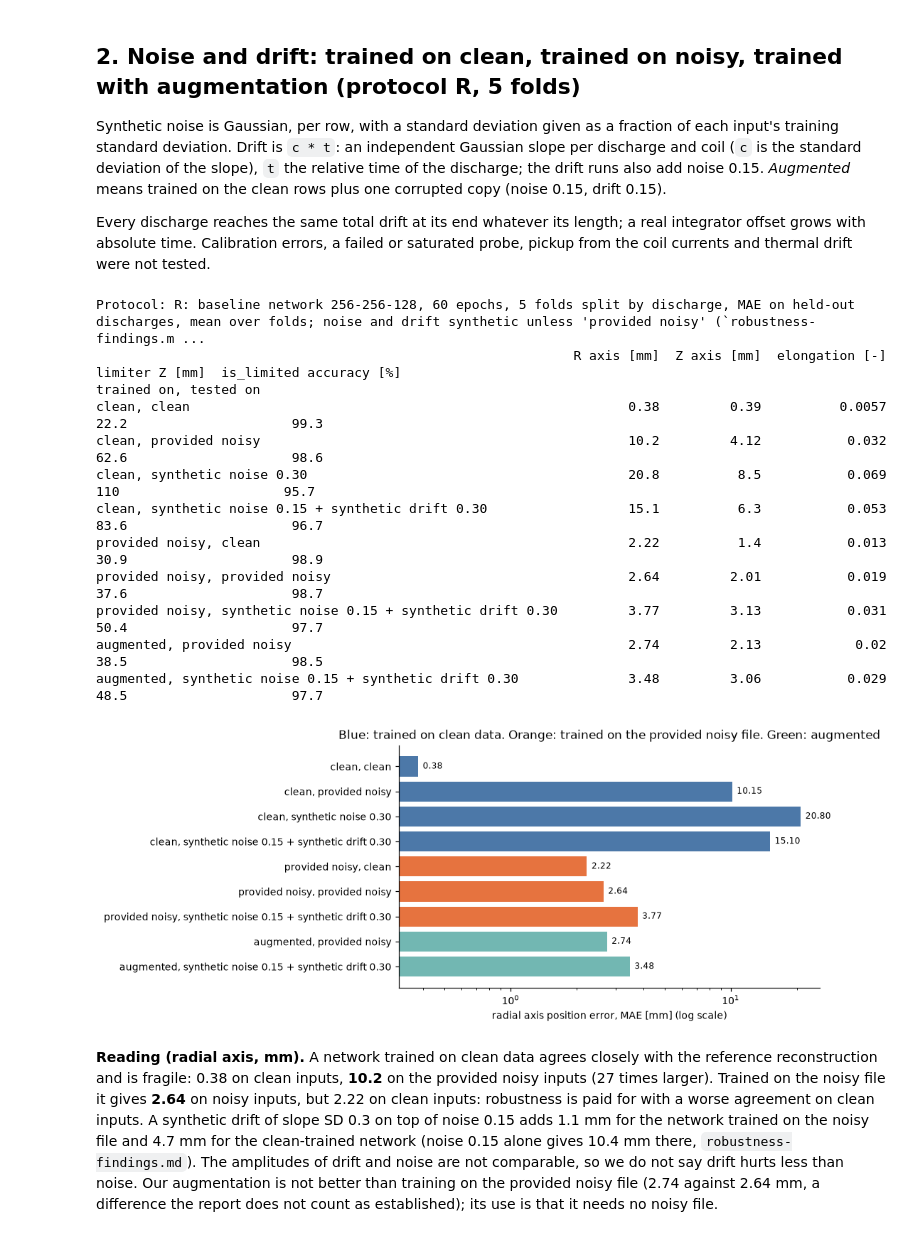
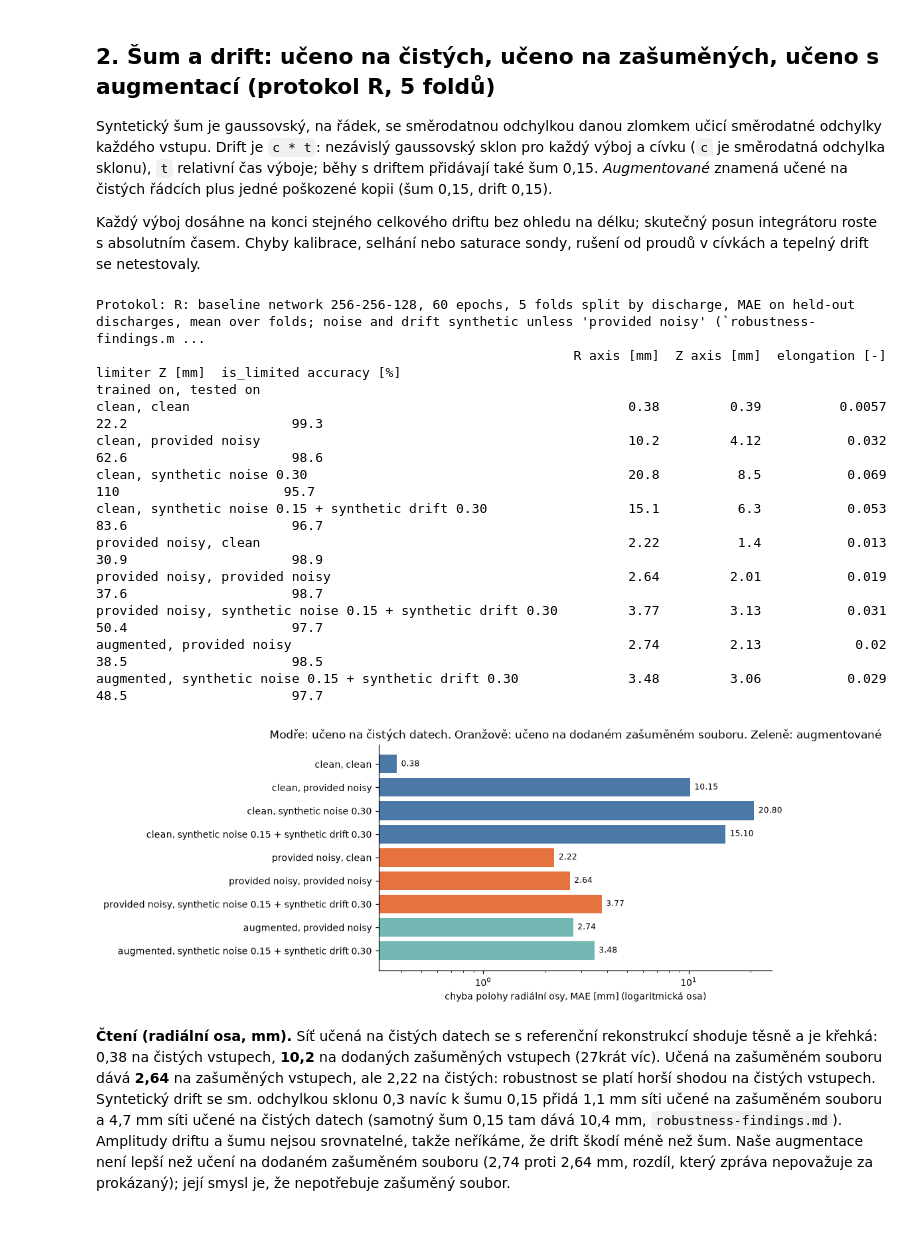
Before and after one commit to mschiller890/hackathon, a Jupyter notebook: notebooks/08_robustness_and_data_amount.ipynb, the cells around one changed output. Drawn from its saved outputs; the diff is of its cells as text; code cells hidden in the pictures.

```diff
--- a/notebooks/08_robustness_and_data_amount.ipynb
+++ b/notebooks/08_robustness_and_data_amount.ipynb
@@ -167,56 +178,56 @@ coil noise 0.158 and flux loop noise 0.09 of the signal SD (range 0.086 to 0.167
 # %% [markdown]
-## 2. Noise and drift: trained on clean, trained on noisy, trained with augmentation (protocol R, 5 folds)
+## 2. Šum a drift: učeno na čistých, učeno na zašuměných, učeno s augmentací (protokol R, 5 foldů)
 
-Synthetic noise is Gaussian, per row, with a standard deviation given as a fraction of each input's training standard deviation. Drift is `c * t`: an independent Gaussian
-slope per discharge and coil (`c` is the standard deviation of the slope), `t` the relative time of the discharge; the drift runs also add noise 0.15.
-*Augmented* means trained on the clean rows plus one corrupted copy (noise 0.15, drift 0.15).
+Syntetický šum je gaussovský, na řádek, se směrodatnou odchylkou danou zlomkem učicí směrodatné odchylky každého vstupu. Drift je `c * t`: nezávislý gaussovský
+sklon pro každý výboj a cívku (`c` je směrodatná odchylka sklonu), `t` relativní čas výboje; běhy s driftem přidávají také šum 0,15.
+*Augmentované* znamená učené na čistých řádcích plus jedné poškozené kopii (šum 0,15, drift 0,15).
 
-Every discharge reaches the same total drift at its end whatever its length; a real integrator offset grows with absolute time. Calibration errors, a failed or saturated probe, pickup from the coil currents and thermal drift were not tested.
+Každý výboj dosáhne na konci stejného celkového driftu bez ohledu na délku; skutečný posun integrátoru roste s absolutním časem. Chyby kalibrace, selhání nebo saturace sondy, rušení od proudů v cívkách a tepelný drift se netestovaly.
 # %%
 P_R = ("R: baseline network 256-256-128, 60 epochs, 5 folds split by discharge, MAE on held-out discharges, mean over folds; "
        "noise and drift synthetic unless 'provided noisy' (`robustness-findings.md`)")
 nd = numeric(table(F_ROB, "1. Noise and drift"), text=())
 nd.index.name = "trained on, tested on"
-def synth(s):  # make clear that drift (and the added noise) are ours, not in the provided file
+def synth(s):  # ať je jasné, že drift (a přidaný šum) jsou naše, ne v dodaném souboru
     return s.replace("noise 0.", "synthetic noise 0.").replace("drift 0.", "synthetic drift 0.")
 
 
 nd.columns = ["R axis [mm]", "Z axis [mm]", "elongation [-]", "limiter Z [mm]", "is_limited accuracy [%]"]
 show(nd.rename(index=synth), P_R)
 
 fig, ax = plt.subplots(figsize=(9.5, 4)); names = list(nd.index)
 colors = ["#4c78a8" if n.startswith("clean") else "#e6733f" if n.startswith("provided") else "#72b7b2" for n in names]
 ax.barh([synth(n) for n in names], nd["R axis [mm]"], color=colors); ax.set_xscale("log"); ax.invert_yaxis()
 for i, v in enumerate(nd["R axis [mm]"]): ax.text(v * 1.05, i, f"{v:.2f}", va="center", fontsize=8)
-ax.set_xlabel("radial axis position error, MAE [mm] (log scale)")
-ax.set_title("Blue: trained on clean data. Orange: trained on the provided noisy file. Green: augmented")
+ax.set_xlabel("chyba polohy radiální osy, MAE [mm] (logaritmická osa)")
+ax.set_title("Modře: učeno na čistých datech. Oranžově: učeno na dodaném zašuměném souboru. Zeleně: augmentované")
 plt.tight_layout(); plt.show()
 # %% [output]
-Protocol: R: baseline network 256-256-128, 60 epochs, 5 folds split by discharge, MAE on held-out discharges, mean over folds; noise and drift synthetic unless 'provided noisy' (`robustness-findings.m ...
+Protokol: R: baseline network 256-256-128, 60 epochs, 5 folds split by discharge, MAE on held-out discharges, mean over folds; noise and drift synthetic unless 'provided noisy' (`robustness-findings.m ...
                                                              R axis [mm]  Z axis [mm]  elongation [-]  limiter Z [mm]  is_limited accuracy [%]
 trained on, tested on
 clean, clean                                                        0.38         0.39          0.0057            22.2                     99.3
 clean, provided noisy                                               10.2         4.12           0.032            62.6                     98.6
 clean, synthetic noise 0.30                                         20.8          8.5           0.069             110                     95.7
 clean, synthetic noise 0.15 + synthetic drift 0.30                  15.1          6.3           0.053            83.6                     96.7
 provided noisy, clean                                               2.22          1.4           0.013            30.9                     98.9
 provided noisy, provided noisy                                      2.64         2.01           0.019            37.6                     98.7
 provided noisy, synthetic noise 0.15 + synthetic drift 0.30         3.77         3.13           0.031            50.4                     97.7
 augmented, provided noisy                                           2.74         2.13            0.02            38.5                     98.5
 augmented, synthetic noise 0.15 + synthetic drift 0.30              3.48         3.06           0.029            48.5                     97.7
-[figure, old version]
+[figure, new version]
 # %%
 cc, cn = nd.loc["clean, clean", "R axis [mm]"], nd.loc["clean, provided noisy", "R axis [mm]"]
 nn, nc = nd.loc["provided noisy, provided noisy", "R axis [mm]"], nd.loc["provided noisy, clean", "R axis [mm]"]
 drift_h = nd.loc["provided noisy, noise 0.15 + drift 0.30", "R axis [mm]"] - nn
 drift_c = nd.loc["clean, noise 0.15 + drift 0.30", "R axis [mm]"] - syn
 display(Markdown(
-    f"**Reading (radial axis, mm).** A network trained on clean data agrees closely with the reference reconstruction and is fragile: {cc:.2f} on clean inputs, **{cn:.1f}** on the provided noisy inputs ({cn/cc:.0f} times larger). "
-    f"Trained on the noisy file it gives **{nn:.2f}** on noisy inputs, but {nc:.2f} on clean inputs: robustness is paid for with a worse agreement on clean inputs. "
-    f"A synthetic drift of slope SD 0.3 on top of noise 0.15 adds {drift_h:.1f} mm for the network trained on the noisy file and {drift_c:.1f} mm for the clean-trained network "
-    f"(noise 0.15 alone gives {syn} mm there, `{F_ROB}`). The amplitudes of drift and noise are not comparable, so we do not say drift hurts less than noise. "
-    f"Our augmentation is not better than training on the provided noisy file ({nd.loc['augmented, provided noisy','R axis [mm]']:.2f} against {nn:.2f} mm, a difference the report does not count as established); "
-    f"its use is that it needs no noisy file."))
+    f"**Čtení (radiální osa, mm).** Síť učená na čistých datech se s referenční rekonstrukcí shoduje těsně a je křehká: {cc:.2f} na čistých vstupech, **{cn:.1f}** na dodaných zašuměných vstupech ({cn/cc:.0f}krát víc). "
+    f"Učená na zašuměném souboru dává **{nn:.2f}** na zašuměných vstupech, ale {nc:.2f} na čistých: robustnost se platí horší shodou na čistých vstupech. "
+    f"Syntetický drift se sm. odchylkou sklonu 0,3 navíc k šumu 0,15 přidá {drift_h:.1f} mm síti učené na zašuměném souboru a {drift_c:.1f} mm síti učené na čistých datech "
+    f"(samotný šum 0,15 tam dává {syn} mm, `{F_ROB}`). Amplitudy driftu a šumu nejsou srovnatelné, takže neříkáme, že drift škodí méně než šum. "
+    f"Naše augmentace není lepší než učení na dodaném zašuměném souboru ({nd.loc['augmented, provided noisy','R axis [mm]']:.2f} proti {nn:.2f} mm, rozdíl, který zpráva nepovažuje za prokázaný); "
+    f"její smysl je, že nepotřebuje zašuměný soubor."))
 # %% [output]
-**Reading (radial axis, mm).** A network trained on clean data agrees closely with the reference reconstruction and is fragile: 0.38 on clean inputs, **10.2** on the provided noisy inputs (27 times larger). Trained on the noisy file it gives **2.64** on noisy inputs, but 2.22 on clean inputs: robustness is paid for with a worse agreement on clean inputs. A synthetic drift of slope SD 0.3 on top of noise 0.15 adds 1.1 mm for the network trained on the noisy file and 4.7 mm for the clean-trained network (noise 0.15 alone gives 10.4 mm there, `robustness-findings.md`). The amplitudes of drift and noise are not comparable, so we do not say drift hurts less than noise. Our augmentation is not better than training on the provided noisy file (2.74 against 2.64 mm, a difference the report does not count as established); its use is that it needs no noisy file.
+**Čtení (radiální osa, mm).** Síť učená na čistých datech se s referenční rekonstrukcí shoduje těsně a je křehká: 0,38 na čistých vstupech, **10,2** na dodaných zašuměných vstupech (27krát víc). Učená na zašuměném souboru dává **2,64** na zašuměných vstupech, ale 2,22 na čistých: robustnost se platí horší shodou na čistých vstupech. Syntetický drift se sm. odchylkou sklonu 0,3 navíc k šumu 0,15 přidá 1,1 mm síti učené na zašuměném souboru a 4,7 mm síti učené na čistých datech (samotný šum 0,15 tam dává 10,4 mm, `robustness-findings.md`). Amplitudy driftu a šumu nejsou srovnatelné, takže neříkáme, že drift škodí méně než šum. Naše augmentace není lepší než učení na dodaném zašuměném souboru (2,74 proti 2,64 mm, rozdíl, který zpráva nepovažuje za prokázaný); její smysl je, že nepotřebuje zašuměný soubor.
 # %% [markdown]
```
Also changed, not shown: parts of 18 cells of this notebook, 9 other files.
